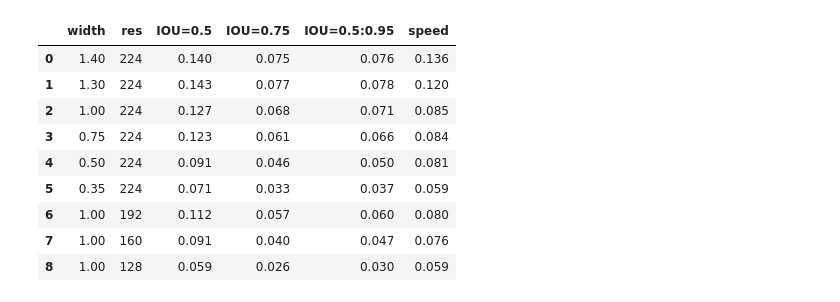
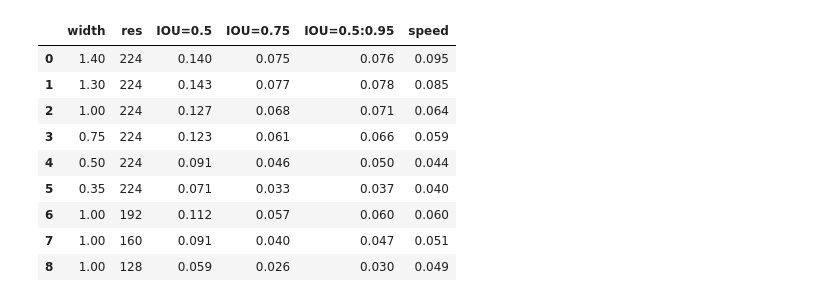
Before and after one commit to lindawangg/OLIV, a Jupyter notebook: eval/comparisons.ipynb, the cells around one changed output. Cells and saved outputs as stored; diff of their text form; code cells hidden in the pictures.

```diff
--- a/eval/comparisons.ipynb
+++ b/eval/comparisons.ipynb
@@ -4,20 +4,20 @@ import pandas as pd
 # %%
 r = {'width': [1.4, 1.3, 1, 0.75, 0.5, 0.35, 1, 1, 1],
      'res': [224, 224, 224, 224, 224, 224, 192, 160, 128],
      'IOU=0.5': [0.140, 0.143, 0.127, 0.123, 0.091, 0.071, 0.112, 0.091, 0.059],
      'IOU=0.75':[0.075, 0.077, 0.068, 0.061, 0.046, 0.033, 0.057, 0.040, 0.026],
      'IOU=0.5:0.95':[0.076, 0.078, 0.071,0.066, 0.050, 0.037, 0.060, 0.047, 0.030],
-     'speed':[0.136,0.12, 0.085,0.084, 0.081, 0.059, 0.080, 0.076, 0.059]}
+     'speed':[0.095,0.085, 0.064,0.059, 0.044, 0.040, 0.060, 0.051, 0.049]}
 df = pd.DataFrame(data=r)
 df
 # %% [output]
 |  | width | res | IOU=0.5 | IOU=0.75 | IOU=0.5:0.95 | speed |
-| 0 | 1.40 | 224 | 0.140 | 0.075 | 0.076 | 0.136 |
-| 1 | 1.30 | 224 | 0.143 | 0.077 | 0.078 | 0.120 |
-| 2 | 1.00 | 224 | 0.127 | 0.068 | 0.071 | 0.085 |
-| 3 | 0.75 | 224 | 0.123 | 0.061 | 0.066 | 0.084 |
-| 4 | 0.50 | 224 | 0.091 | 0.046 | 0.050 | 0.081 |
-| 5 | 0.35 | 224 | 0.071 | 0.033 | 0.037 | 0.059 |
-| 6 | 1.00 | 192 | 0.112 | 0.057 | 0.060 | 0.080 |
-| 7 | 1.00 | 160 | 0.091 | 0.040 | 0.047 | 0.076 |
-| 8 | 1.00 | 128 | 0.059 | 0.026 | 0.030 | 0.059 |
+| 0 | 1.40 | 224 | 0.140 | 0.075 | 0.076 | 0.095 |
+| 1 | 1.30 | 224 | 0.143 | 0.077 | 0.078 | 0.085 |
+| 2 | 1.00 | 224 | 0.127 | 0.068 | 0.071 | 0.064 |
+| 3 | 0.75 | 224 | 0.123 | 0.061 | 0.066 | 0.059 |
+| 4 | 0.50 | 224 | 0.091 | 0.046 | 0.050 | 0.044 |
+| 5 | 0.35 | 224 | 0.071 | 0.033 | 0.037 | 0.040 |
+| 6 | 1.00 | 192 | 0.112 | 0.057 | 0.060 | 0.060 |
+| 7 | 1.00 | 160 | 0.091 | 0.040 | 0.047 | 0.051 |
+| 8 | 1.00 | 128 | 0.059 | 0.026 | 0.030 | 0.049 |
```
Also changed, not shown: parts of 5 cells of this notebook, 1 other file.
